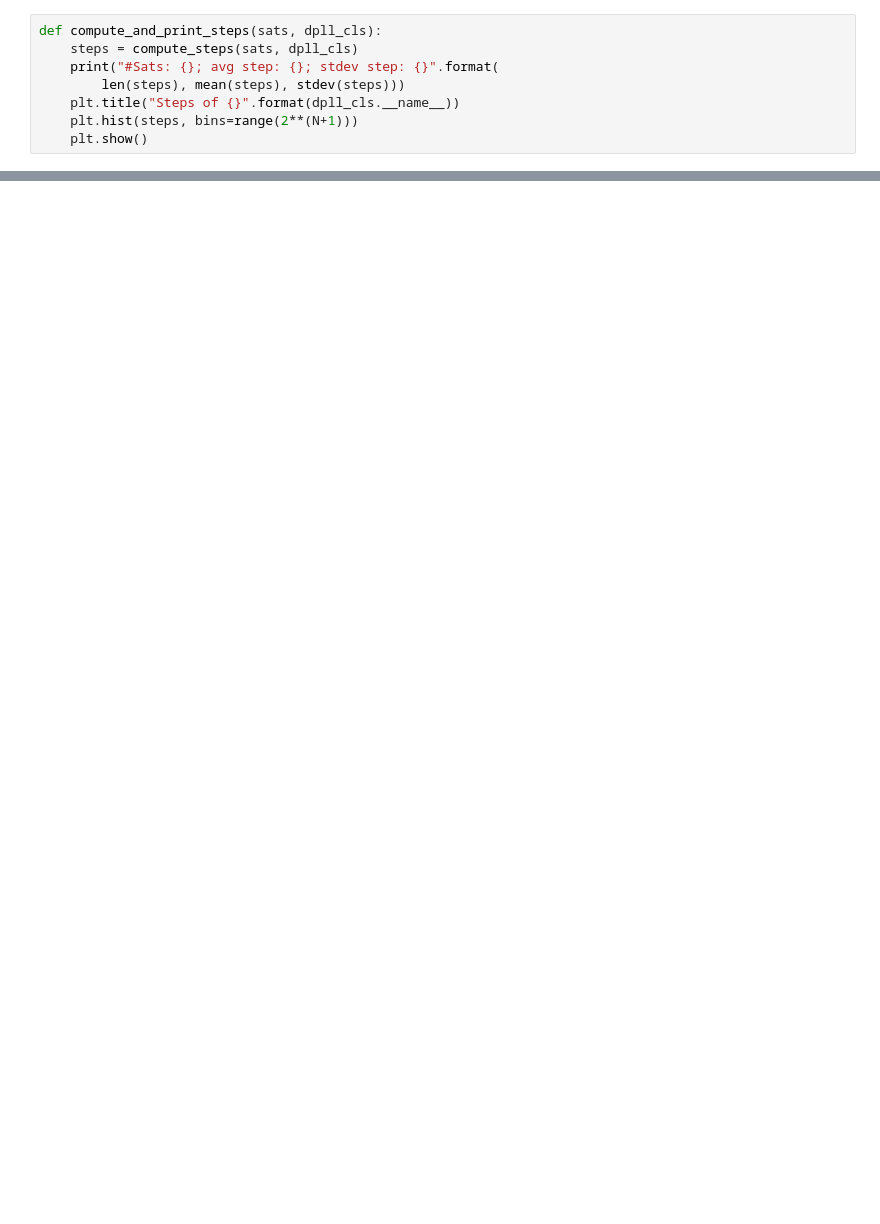
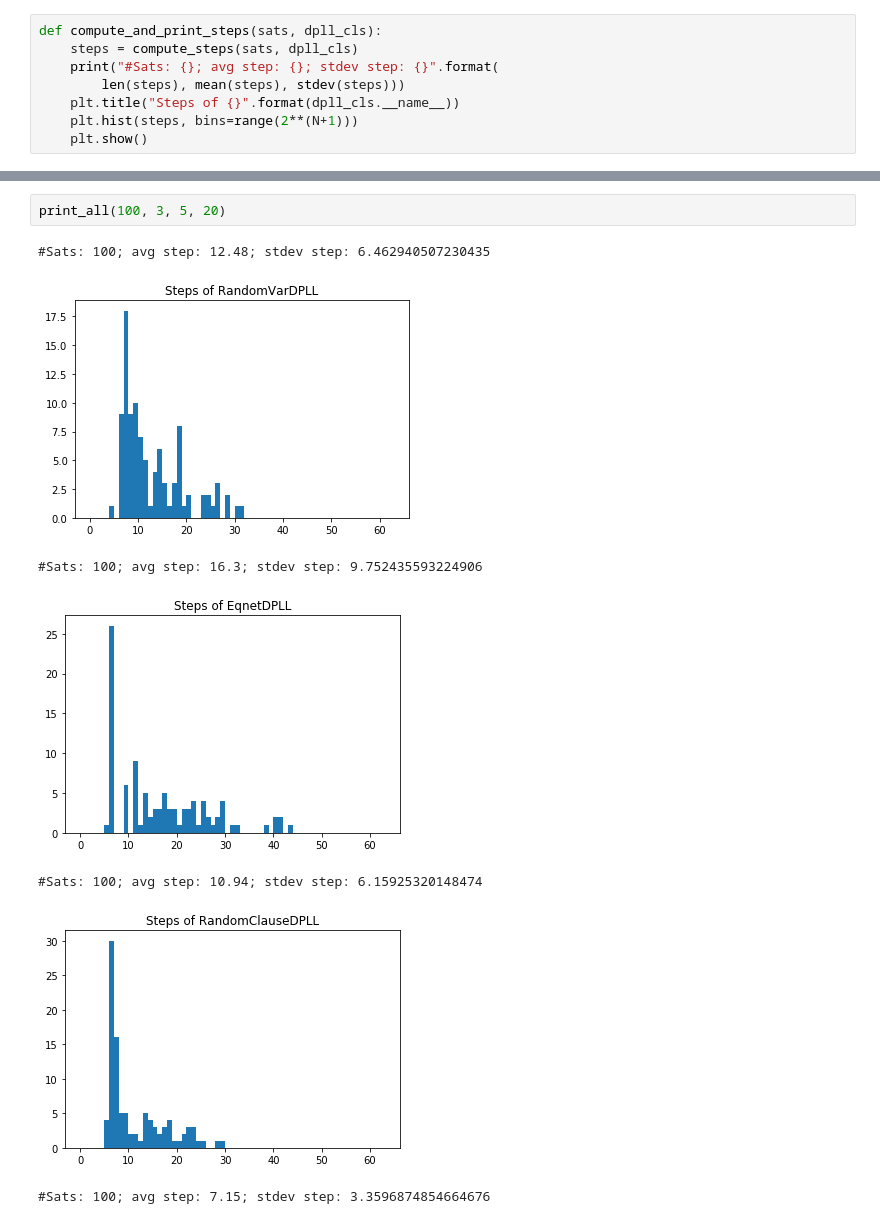
Before and after one commit to mluszczyk/sat-notebooks, a Jupyter notebook: dpll with eqnet etc.ipynb, the cells around one changed output, grey strips where cells are left out. Drawn from its saved outputs; the diff is of its cells as text; blank space fills up the shorter version.

```diff
--- a/dpll with eqnet etc.ipynb
+++ b/dpll with eqnet etc.ipynb
@@ -60,0 +83,10 @@ compute_and_print_steps(sats, RandomClauseDPLL)
+# %%
+print_all(100, 3, 5, 20)
+# %% [output]
+#Sats: 100; avg step: 12.48; stdev step: 6.462940507230435
+[figure, added]
+#Sats: 100; avg step: 16.3; stdev step: 9.752435593224906
+[figure, added]
+#Sats: 100; avg step: 10.94; stdev step: 6.15925320148474
+[figure, added]
+#Sats: 100; avg step: 7.15; stdev step: 3.3596874854664676
```
Also changed, not shown: parts of 10 cells of this notebook, 3 other files.
